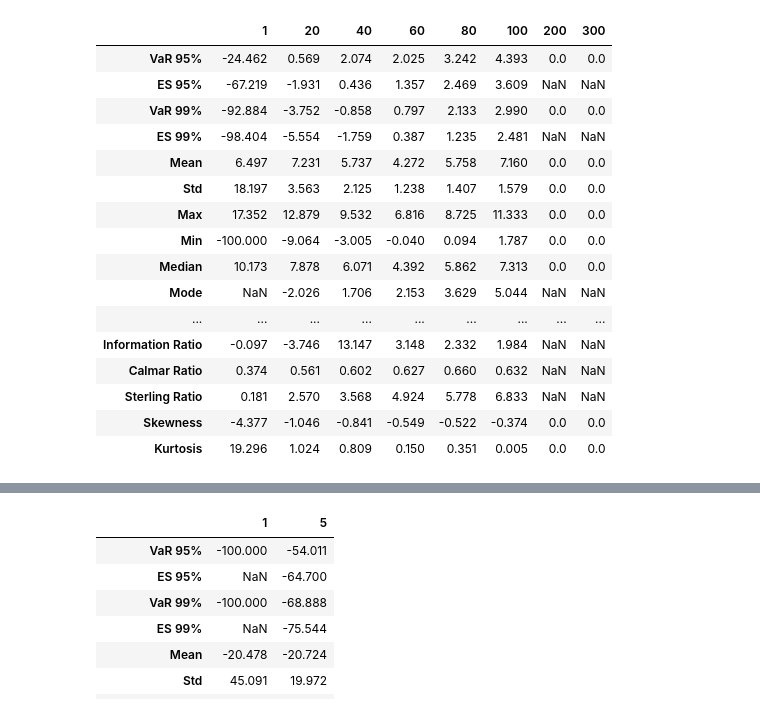
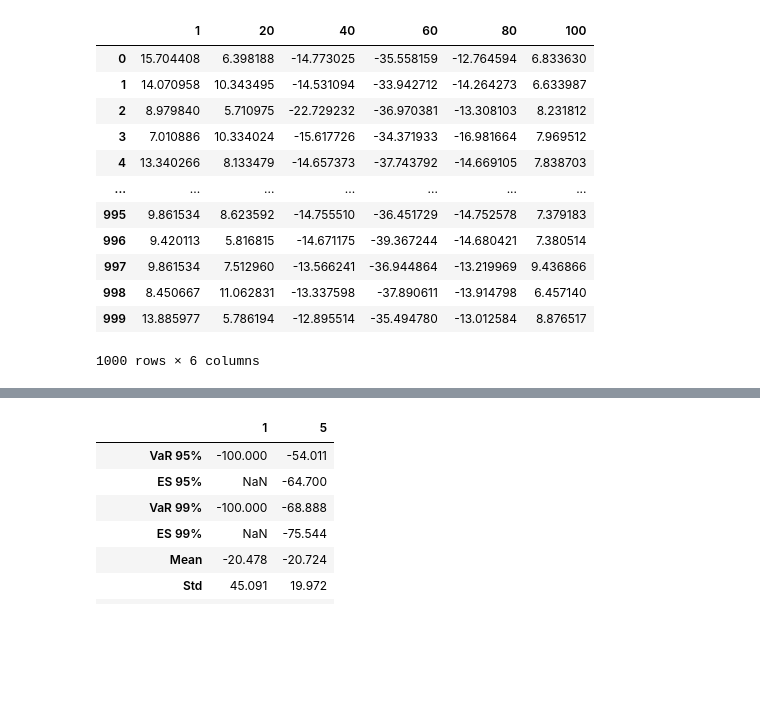
Before and after one commit to VNAZZARENO/Simulation-Monte-Carlo-Type-PretUp, a Jupyter notebook: monte_carlo.ipynb, the cells around one changed output, grey strips where cells are left out. Cells and saved outputs as stored; diff of their text form; code cells hidden in the pictures; blank space fills up the shorter version.

Commit message:
Quicker amortissement Remove the amortissement dataframes

```diff
--- a/monte_carlo.ipynb
+++ b/monte_carlo.ipynb
@@ -25,7 +25,7 @@ class Emprunteur_agent():
 
     def __str__(self):
         if self.a_fait_defaut != True:
-            return f"Emprunteur de {self.montant_restant}€ restant à rembourser, avec une mensualité de {self.mensualite:.2f}€ et un taux de {self.taux * 100}%, (risque de défaut de {self.proba_default * 100}%)"
+            return f"Emprunteur N°{self.id} a {self.montant_restant}€ restant à rembourser, avec une mensualité de {self.mensualite:.2f}€ et un taux de {self.taux * 100}%, (risque de défaut de {self.proba_default * 100}%)"
         else:
             return f"L'emprunteur N°{self.id} a fait défaut (montant restant : {self.montant_initial}€)"
 
@@ -37,13 +37,13 @@ class Emprunteur_agent():
         s = 0
         for _ in range(self.duree_totale):
             s += self.mensualite
-        return (s - self.montant_initial) / self.montant_initial / self.duree_totale
+        return (s - self.montant_initial) / (self.montant_initial * self.duree_totale)
 
 
 class Portfolio():
     def __init__(self, liste_emprunteurs, liquidite):
         self.liste_emprunteurs = liste_emprunteurs
-        self.liquidite = liquidite
+        self.liquidite = -liquidite
         self.amortissements = {}
         for e in self.liste_emprunteurs:
             self.liquidite -= e.montant_initial
@@ -79,30 +79,18 @@ class Portfolio():
             e.montant_restant = 0
             e.duree_restante = 0
 
-
-    def amortissement_emprunteur(self, e):
-        # a = pd.DataFrame(columns=["Date", "Mensualité", "Intérêts", "Capital restant dû"], index=range(e.duree_restante))
-        a = pd.DataFrame(columns=["Date", "Mensualité", "Capital restant dû"], index=range(e.duree_restante))
-        date = pd.to_datetime(e.date_emprunt)
-        for i in range(e.duree_restante):
-            # if e.duree_restante <= e.duree_totale//1.5:
-            #     e.proba_default /= 2
+    def amortissement_emprunteur_new(self, e):
+        cumul = 0
+        for _ in range(e.duree_restante):
+            cumul += e.mensualite
             self.default(e)
             if e.a_fait_defaut:
-                a["Capital restant dû"].loc[i:] = 0
-                a["Mensualité"].loc[i:] = 0
-                # a["Intérêts"].loc[i:] = 0
                 break
             else:
-                a["Date"].loc[i] = date
-                a["Mensualité"].loc[i] = e.mensualite
-                # a["Intérêts"].loc[i] = e.montant_restant * e.taux_effectif()
-                a["Capital restant dû"].loc[i] = e.montant_restant
                 self.liquidite += e.mensualite
-                date += pd.DateOffset(months=1)
                 e.remboursement_mensuel()
-
-        self.amortissements[e.id] = a
+        self.amortissements[e.id] = cumul
+        return cumul
 
 class Strategy():
 
@@ -115,7 +103,7 @@ class Strategy():
         self.taux = taux # taux d'intérêt moyen
         self.proba_defaut = proba_defaut # probabilité de défaut moyenne
 
-    def investissement(self, liquidite=0):
+    def investissement(self):
         montant_par_emprunt = self.montant_a_investir / self.nb_emprunt
         liste_emprunteurs = []
         for _ in range(self.nb_emprunt):
@@ -125,11 +113,11 @@ class Strategy():
             defaut = round(np.random.uniform(self.proba_defaut * 0.9, 1.1 * self.proba_defaut), 2) / duree_restante
             liste_emprunteurs.append(Emprunteur_agent(taux, montant_restant, duree_restante, defaut, self.date_emprunt))
             self.montant_a_investir -= montant_restant
-        self.portfolio = Portfolio(liste_emprunteurs, liquidite)
+        self.portfolio = Portfolio(liste_emprunteurs, self.montant_a_investir)
 
     def Liquidite(self):
         for e in self.portfolio.liste_emprunteurs:
-            self.amortissements[e.id] = self.portfolio.amortissement_emprunteur(e)
+            self.amortissements[e.id] = self.portfolio.amortissement_emprunteur_new(e)
         return self.portfolio.liquidite
 
 
@@ -233,7 +221,7 @@ class Backtest:
 # ax.set_title('Taux effectif en fonction du taux annuel et de la durée')
 # plt.show()
 # %%
-b = Backtest(nb_emprunt=[1, 20, 40, 60, 80, 100, 200, 300],
+b = Backtest(nb_emprunt=[1, 20, 40, 60, 80, 100],
             montant_a_investir=100,
             date_emprunt="2021-01-01",
             taux=0.1,
@@ -242,3 +230,4 @@ b = Backtest(nb_emprunt=[1, 20, 40, 60, 80, 100, 200, 300],
 
 b.backtest()
 b.calculate_results()
+# b.plot_results()
@@ -245,20 +248,16 @@ b.calculate_results()
 # %%
-b.results
+b.final_liquidite
 # %% [output]
-|  | 1 | 20 | 40 | 60 | 80 | 100 | 200 | 300 |
-| VaR 95% | -24.462 | 0.569 | 2.074 | 2.025 | 3.242 | 4.393 | 0.0 | 0.0 |
-| ES 95% | -67.219 | -1.931 | 0.436 | 1.357 | 2.469 | 3.609 | NaN | NaN |
-| VaR 99% | -92.884 | -3.752 | -0.858 | 0.797 | 2.133 | 2.990 | 0.0 | 0.0 |
-| ES 99% | -98.404 | -5.554 | -1.759 | 0.387 | 1.235 | 2.481 | NaN | NaN |
-| Mean | 6.497 | 7.231 | 5.737 | 4.272 | 5.758 | 7.160 | 0.0 | 0.0 |
-| Std | 18.197 | 3.563 | 2.125 | 1.238 | 1.407 | 1.579 | 0.0 | 0.0 |
-| Max | 17.352 | 12.879 | 9.532 | 6.816 | 8.725 | 11.333 | 0.0 | 0.0 |
-| Min | -100.000 | -9.064 | -3.005 | -0.040 | 0.094 | 1.787 | 0.0 | 0.0 |
-| Median | 10.173 | 7.878 | 6.071 | 4.392 | 5.862 | 7.313 | 0.0 | 0.0 |
-| Mode | NaN | -2.026 | 1.706 | 2.153 | 3.629 | 5.044 | NaN | NaN |
-| ... | ... | ... | ... | ... | ... | ... | ... | ... |
-| Information Ratio | -0.097 | -3.746 | 13.147 | 3.148 | 2.332 | 1.984 | NaN | NaN |
-| Calmar Ratio | 0.374 | 0.561 | 0.602 | 0.627 | 0.660 | 0.632 | NaN | NaN |
-| Sterling Ratio | 0.181 | 2.570 | 3.568 | 4.924 | 5.778 | 6.833 | NaN | NaN |
-| Skewness | -4.377 | -1.046 | -0.841 | -0.549 | -0.522 | -0.374 | 0.0 | 0.0 |
-| Kurtosis | 19.296 | 1.024 | 0.809 | 0.150 | 0.351 | 0.005 | 0.0 | 0.0 |
+|  | 1 | 20 | 40 | 60 | 80 | 100 |
+| 0 | 15.704408 | 6.398188 | -14.773025 | -35.558159 | -12.764594 | 6.833630 |
+| 1 | 14.070958 | 10.343495 | -14.531094 | -33.942712 | -14.264273 | 6.633987 |
+| 2 | 8.979840 | 5.710975 | -22.729232 | -36.970381 | -13.308103 | 8.231812 |
+| 3 | 7.010886 | 10.334024 | -15.617726 | -34.371933 | -16.981664 | 7.969512 |
+| 4 | 13.340266 | 8.133479 | -14.657373 | -37.743792 | -14.669105 | 7.838703 |
+| ... | ... | ... | ... | ... | ... | ... |
+| 995 | 9.861534 | 8.623592 | -14.755510 | -36.451729 | -14.752578 | 7.379183 |
+| 996 | 9.420113 | 5.816815 | -14.671175 | -39.367244 | -14.680421 | 7.380514 |
+| 997 | 9.861534 | 7.512960 | -13.566241 | -36.944864 | -13.219969 | 9.436866 |
+| 998 | 8.450667 | 11.062831 | -13.337598 | -37.890611 | -13.914798 | 6.457140 |
+| 999 | 13.885977 | 5.786194 | -12.895514 | -35.494780 | -13.012584 | 8.876517 |
+1000 rows × 6 columns
```
Also changed, not shown: parts of 3 cells of this notebook.
